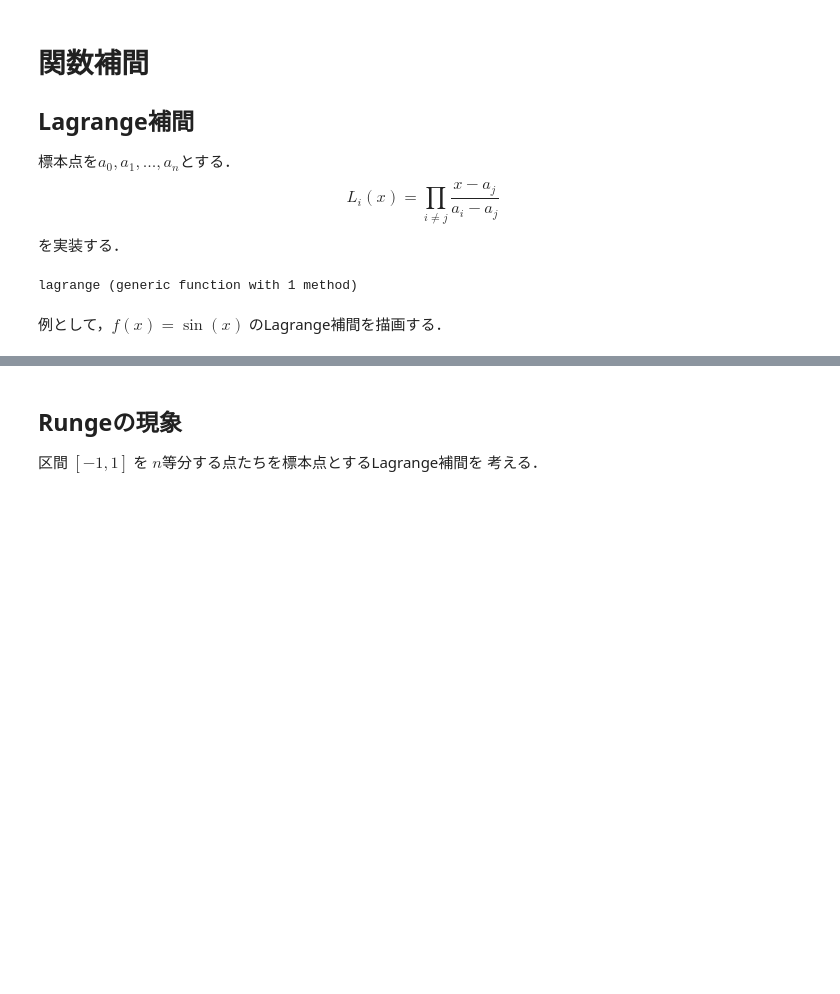
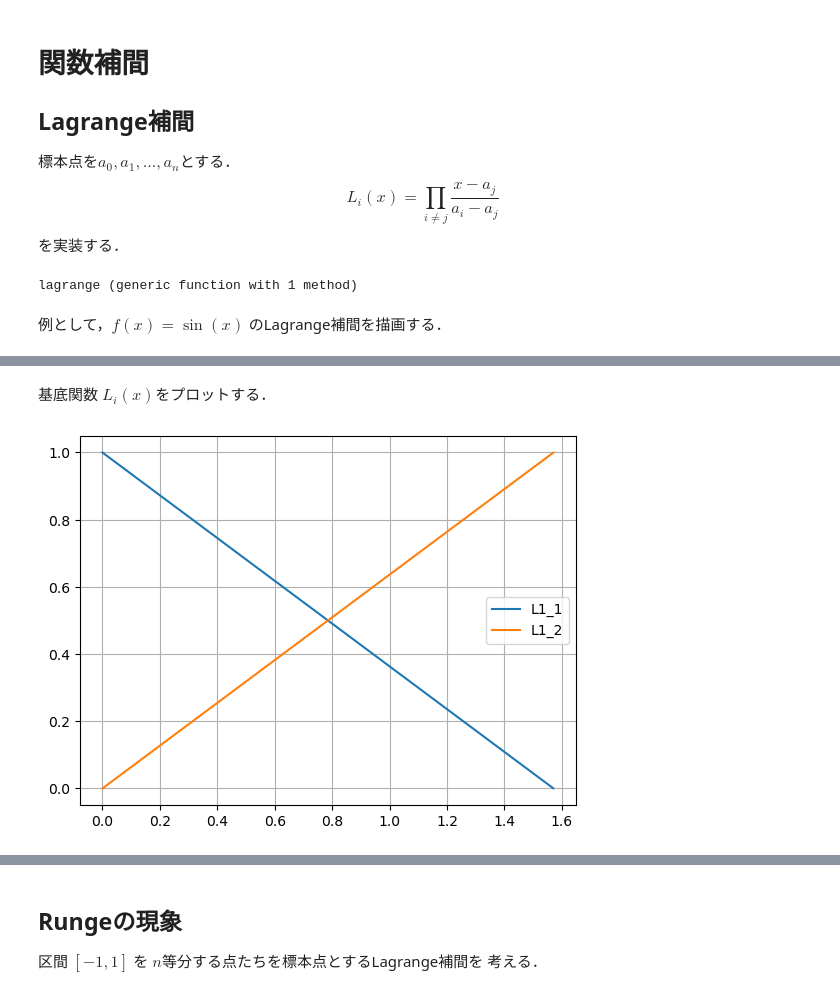
Before and after one commit to ioikawa/NumericalAnalysis, a Jupyter notebook: Interpolation_Lagnrage.ipynb, the cells around one changed output, grey strips where cells are left out. Saved outputs shown, nothing was run; the diff lists cells and outputs as text; code cells hidden in the pictures; blank space fills up the shorter version.

```diff
--- a/Interpolation_Lagnrage.ipynb
+++ b/Interpolation_Lagnrage.ipynb
@@ -42,0 +44,18 @@ grid()
+# %% [markdown]
+基底関数 $L_i(x)$をプロットする．
+# %%
+# 1次補間
+M = 1  # 分割数
+a,b = 0,pi/2
+q = collect(a:(b-a)/M:b)  # 標本点を等分点に
+L1(i,x) = prod((j != i) ? (x-q[j])/(q[i]-q[j]) : 1 for j in 1:(M+1))
+
+# プロット
+t = a:0.01:b   # グラフ描画用の分割
+plot(t, [L1(1,x) for x in t], linestyle = :solid, label="L1_1")
+plot(t, [L1(2,x) for x in t], linestyle = :solid, label="L1_2")
+
+legend()
+grid()
+# %% [output]
+[figure, added]
```
Also changed, not shown: parts of 13 cells of this notebook, 1 other file.
